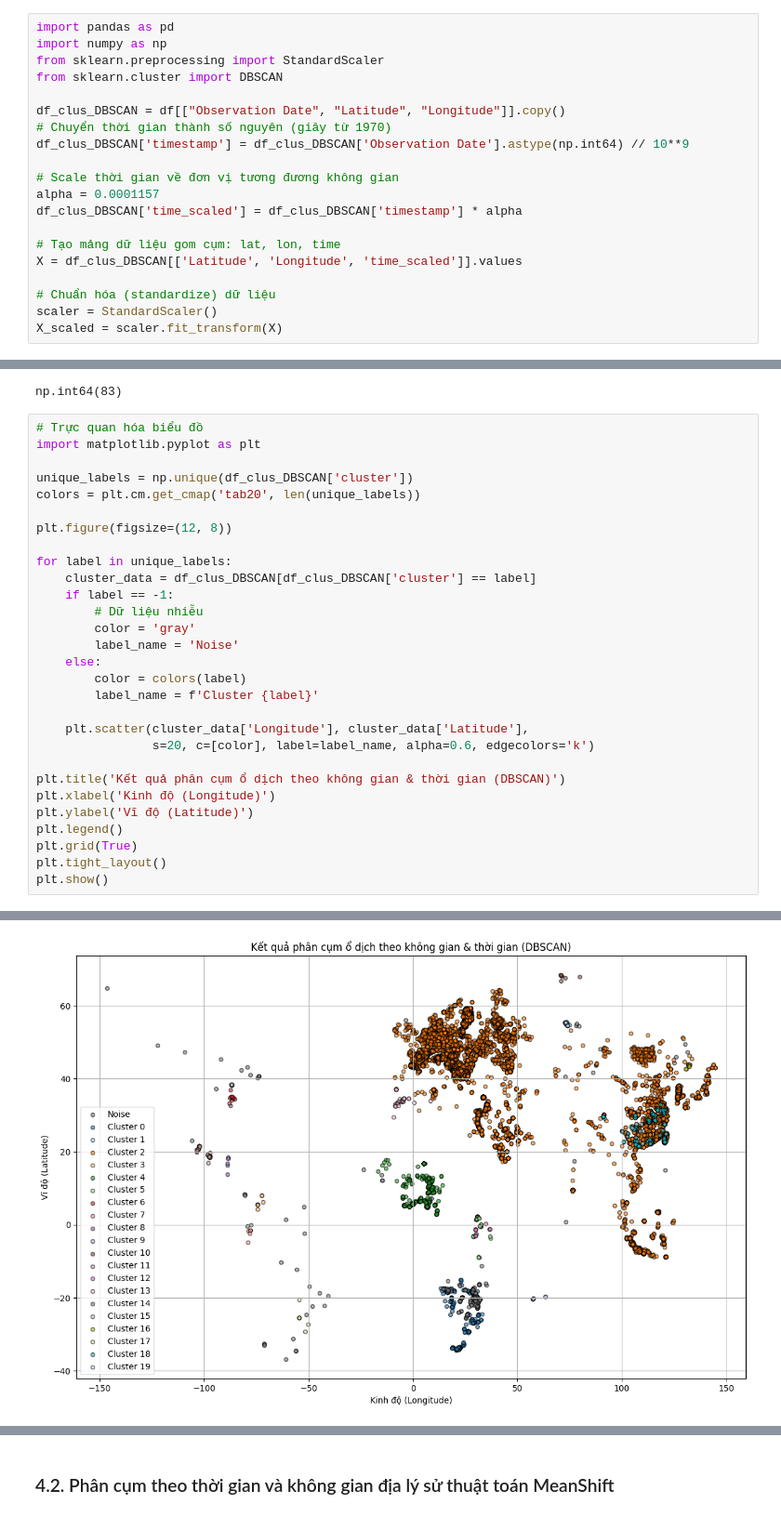
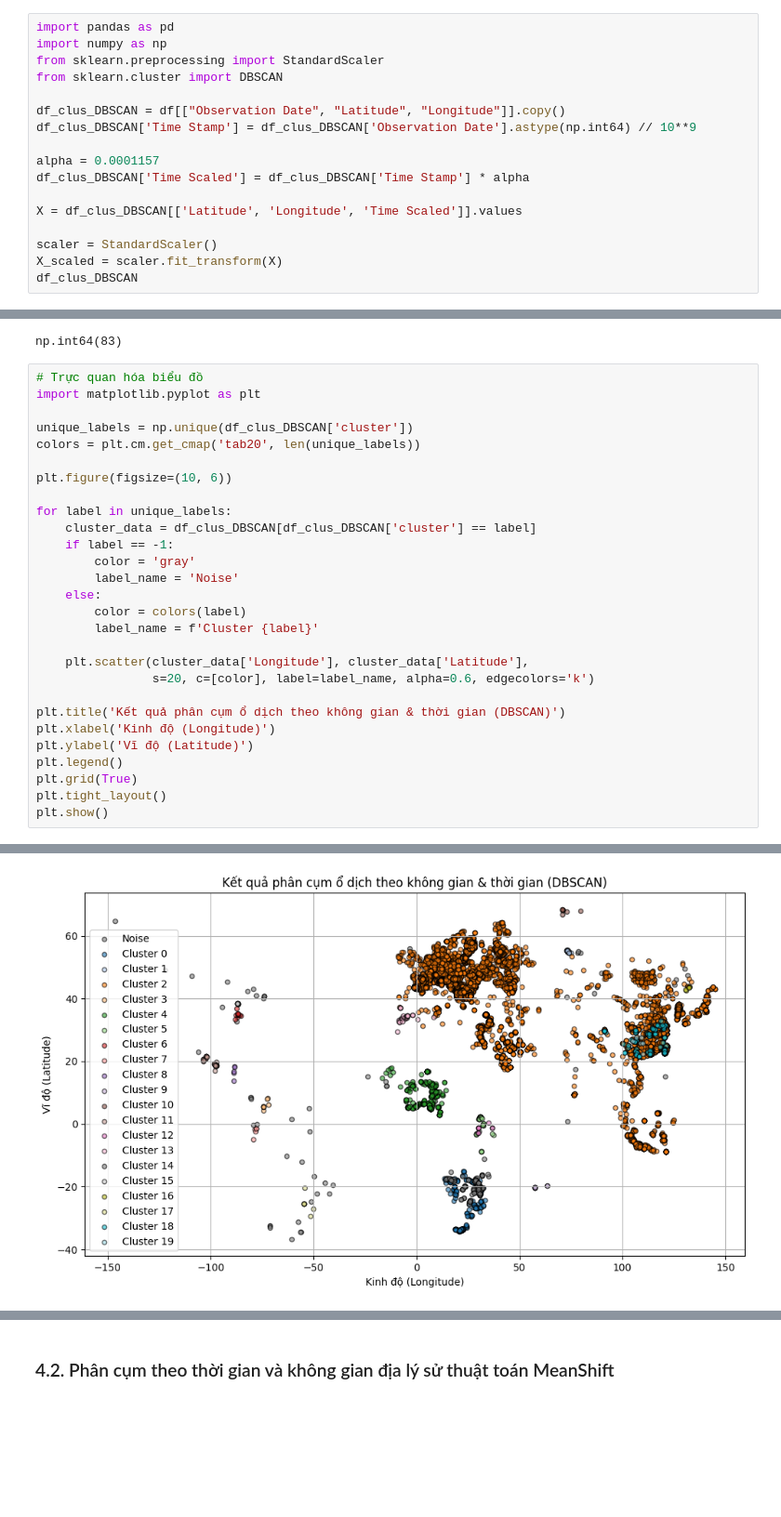
Before and after one commit to Nguyeniris123/DataMining_GLOBAL_ANIMA_DISEASE, a Jupyter notebook: Nhom9.ipynb, the cells around one changed output, grey strips where cells are left out. Shown at 93% size. Saved outputs shown, nothing was run; the diff lists cells and outputs as text; blank space fills up the shorter version.

```diff
--- a/Nhom9.ipynb
+++ b/Nhom9.ipynb
@@ -413,16 +416,13 @@ from sklearn.preprocessing import StandardScaler
 from sklearn.cluster import DBSCAN
 
 df_clus_DBSCAN = df[["Observation Date", "Latitude", "Longitude"]].copy()
-# Chuyển thời gian thành số nguyên (giây từ 1970)
-df_clus_DBSCAN['timestamp'] = df_clus_DBSCAN['Observation Date'].astype(np.int64) // 10**9
+df_clus_DBSCAN['Time Stamp'] = df_clus_DBSCAN['Observation Date'].astype(np.int64) // 10**9
 
-# Scale thời gian về đơn vị tương đương không gian
 alpha = 0.0001157
-df_clus_DBSCAN['time_scaled'] = df_clus_DBSCAN['timestamp'] * alpha
+df_clus_DBSCAN['Time Scaled'] = df_clus_DBSCAN['Time Stamp'] * alpha
 
-# Tạo mảng dữ liệu gom cụm: lat, lon, time
-X = df_clus_DBSCAN[['Latitude', 'Longitude', 'time_scaled']].values
+X = df_clus_DBSCAN[['Latitude', 'Longitude', 'Time Scaled']].values
 
-# Chuẩn hóa (standardize) dữ liệu
 scaler = StandardScaler()
 X_scaled = scaler.fit_transform(X)
+df_clus_DBSCAN
@@ -503,32 +515,31 @@ np.int64(83)
 # %%
 # Trực quan hóa biểu đồ
 import matplotlib.pyplot as plt
 
 unique_labels = np.unique(df_clus_DBSCAN['cluster'])
 colors = plt.cm.get_cmap('tab20', len(unique_labels))
 
-plt.figure(figsize=(12, 8))
+plt.figure(figsize=(10, 6))
 
 for label in unique_labels:
     cluster_data = df_clus_DBSCAN[df_clus_DBSCAN['cluster'] == label]
     if label == -1:
-        # Dữ liệu nhiễu
         color = 'gray'
         label_name = 'Noise'
     else:
         color = colors(label)
         label_name = f'Cluster {label}'
 
     plt.scatter(cluster_data['Longitude'], cluster_data['Latitude'],
                 s=20, c=[color], label=label_name, alpha=0.6, edgecolors='k')
 
 plt.title('Kết quả phân cụm ổ dịch theo không gian & thời gian (DBSCAN)')
 plt.xlabel('Kinh độ (Longitude)')
 plt.ylabel('Vĩ độ (Latitude)')
 plt.legend()
 plt.grid(True)
 plt.tight_layout()
 plt.show()
 # %% [output]
 The get_cmap function was deprecated in Matplotlib 3.7 and will be removed in 3.11. Use ``matplotlib.colormaps[name]`` or ``matplotlib.colormaps.get_cmap()`` or ``pyplot.get_cmap()`` instead.
-[figure, old version]
+[figure, new version]
```
Also changed, not shown: parts of 62 cells of this notebook.
